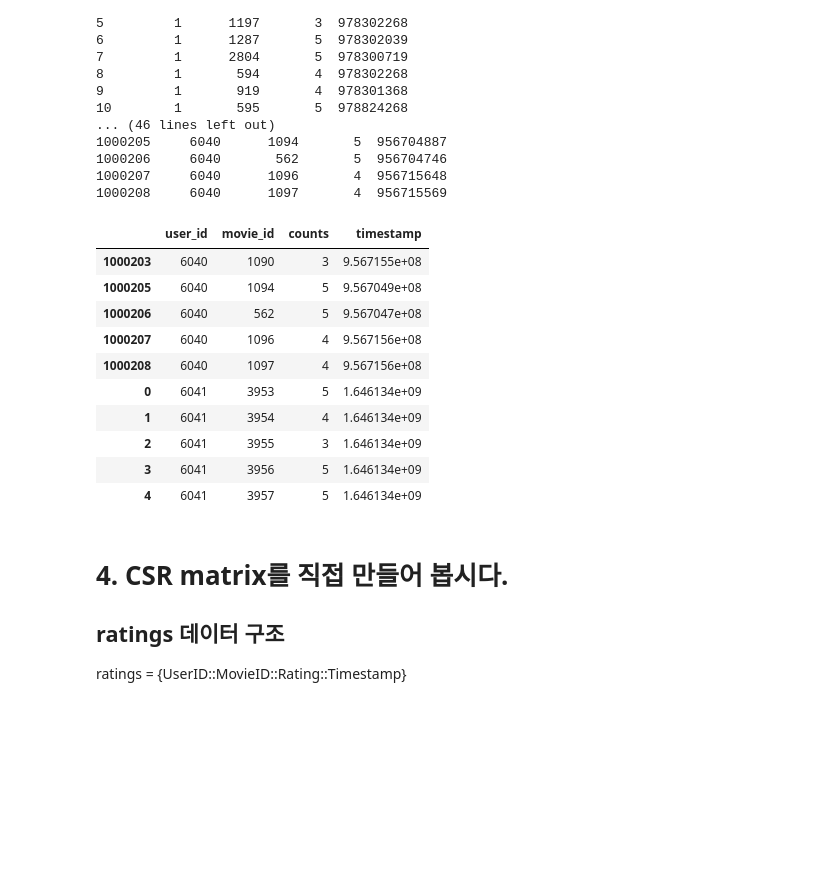
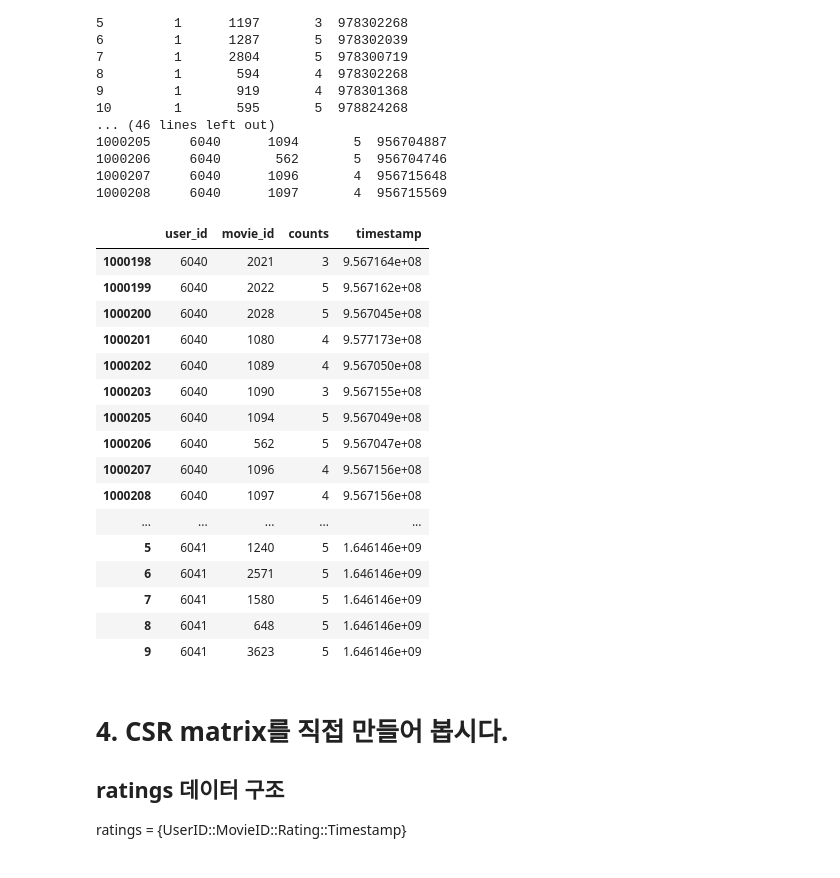
Before and after one commit to Nega0619/Aiffel_Submitted_Exploration_nodes, a Jupyter notebook: [ex_14] Find another artist that IU fans will like.ipynb, the cells around one changed output. Saved outputs shown, nothing was run; the diff lists cells and outputs as text; code cells hidden in the pictures; blank space fills up the shorter version.

```diff
--- a/[ex_14] Find another artist that IU fans will like.ipynb
+++ b/[ex_14] Find another artist that IU fans will like.ipynb
@@ -240,20 +235,35 @@ my_ratings = pd.DataFrame({'user_id': ['6041']*5, 'movie_id': my_movie_id, \
+# %%
+my_movie_ratings = [5, 4, 3, 5, 5, 5, 5, 5, 5, 5]
+my_movie_id = [3953, 3954, 3956, 3956, 3957, 1240, 2571, 1580 , 648, 3623]
+# ['2012', 'letters to juliet', 'Amour', 'Moana', 'Real Steel', \
+#                   'Terminator, The (1984)', 'Matrix, The (1999)', 'Men in Black (1997)', 'Mission: Impossible (1996)', 'Mission: Impossible 2 (2000)']
+
+
+my_ratings = pd.DataFrame({'user_id': ['6041']*10, 'movie_id': my_movie_id, \
+                            'counts' : my_movie_ratings, 'timestamp': [current]*10})
 # %%
 if not ratings.isin({'user_id':['6041']})['user_id'].any():
     ratings = ratings.append(my_ratings)
 
-ratings.tail(10)
+ratings.tail(20)
 # %% [output]
 |  | user_id | movie_id | counts | timestamp |
+| 1000198 | 6040 | 2021 | 3 | 9.567164e+08 |
+| 1000199 | 6040 | 2022 | 5 | 9.567162e+08 |
+| 1000200 | 6040 | 2028 | 5 | 9.567045e+08 |
+| 1000201 | 6040 | 1080 | 4 | 9.577173e+08 |
+| 1000202 | 6040 | 1089 | 4 | 9.567050e+08 |
 | 1000203 | 6040 | 1090 | 3 | 9.567155e+08 |
 | 1000205 | 6040 | 1094 | 5 | 9.567049e+08 |
 | 1000206 | 6040 | 562 | 5 | 9.567047e+08 |
 | 1000207 | 6040 | 1096 | 4 | 9.567156e+08 |
 | 1000208 | 6040 | 1097 | 4 | 9.567156e+08 |
-| 0 | 6041 | 3953 | 5 | 1.646134e+09 |
-| 1 | 6041 | 3954 | 4 | 1.646134e+09 |
-| 2 | 6041 | 3955 | 3 | 1.646134e+09 |
-| 3 | 6041 | 3956 | 5 | 1.646134e+09 |
-| 4 | 6041 | 3957 | 5 | 1.646134e+09 |
+| ... | ... | ... | ... | ... |
+| 5 | 6041 | 1240 | 5 | 1.646146e+09 |
+| 6 | 6041 | 2571 | 5 | 1.646146e+09 |
+| 7 | 6041 | 1580 | 5 | 1.646146e+09 |
+| 8 | 6041 | 648 | 5 | 1.646146e+09 |
+| 9 | 6041 | 3623 | 5 | 1.646146e+09 |
 # %% [markdown]
 # 4. CSR matrix를 직접 만들어 봅시다.
 
```
Also changed, not shown: parts of 29 cells of this notebook.
